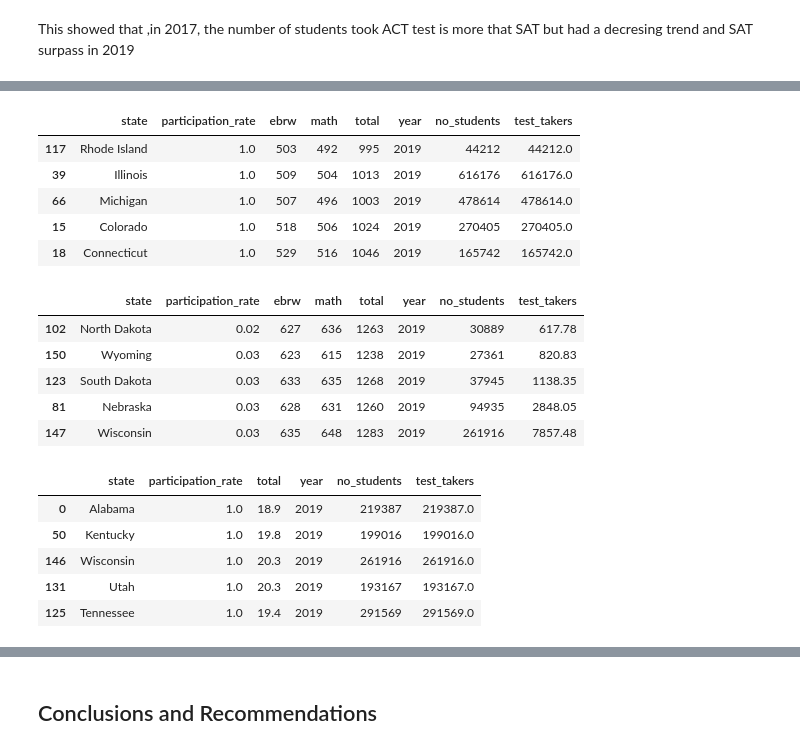
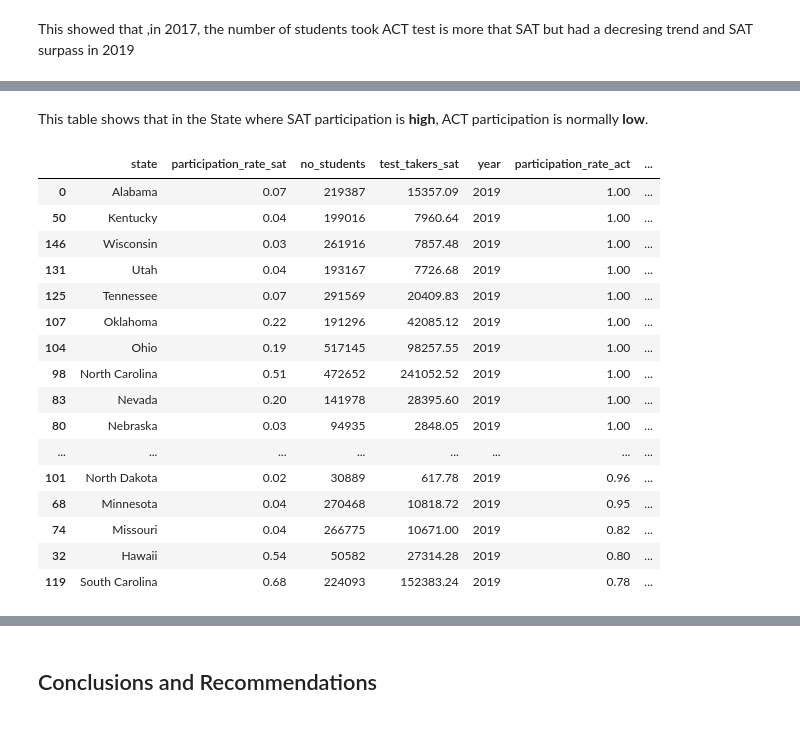
Before and after one commit to Tanupong/DSI_Project1, a Jupyter notebook: code/project1_sat_act_analysis.ipynb, the cells around one changed output, grey strips where cells are left out. Cells and saved outputs as stored; diff of their text form; code cells hidden in the pictures.

```diff
--- a/code/project1_sat_act_analysis.ipynb
+++ b/code/project1_sat_act_analysis.ipynb
@@ -1030,0 +1428,3 @@ Now Let's take a look at top and bottom partipation rate of each test for 2019
+# %%
+sat_act = pd.merge(sat_data[['state','participation_rate','no_students','test_takers','year']],act_data[['state','participation_rate','test_takers','year']],on=['state','year'],suffixes=('_sat','_act'))
+sat_act.head()
@@ -1031,27 +1541,22 @@ Now Let's take a look at top and bottom partipation rate of each test for 2019
+# %% [markdown]
+This table shows that in the State where SAT participation is **high**, ACT participation is normally **low**.
 # %%
-sat_data[sat_data['year'] == 2019].sort_values('participation_rate',ascending = False).head()
+sat_act[sat_act['year'] == 2019].sort_values('participation_rate_act',ascending = False).head(20)
 # %% [output]
-|  | state | participation_rate | ebrw | math | total | year | no_students | test_takers |
-| 117 | Rhode Island | 1.0 | 503 | 492 | 995 | 2019 | 44212 | 44212.0 |
-| 39 | Illinois | 1.0 | 509 | 504 | 1013 | 2019 | 616176 | 616176.0 |
-| 66 | Michigan | 1.0 | 507 | 496 | 1003 | 2019 | 478614 | 478614.0 |
-| 15 | Colorado | 1.0 | 518 | 506 | 1024 | 2019 | 270405 | 270405.0 |
-| 18 | Connecticut | 1.0 | 529 | 516 | 1046 | 2019 | 165742 | 165742.0 |
+|  | state | participation_rate_sat | no_students | test_takers_sat | year | participation_rate_act | ... |
+| 0 | Alabama | 0.07 | 219387 | 15357.09 | 2019 | 1.00 | ... |
+| 50 | Kentucky | 0.04 | 199016 | 7960.64 | 2019 | 1.00 | ... |
+| 146 | Wisconsin | 0.03 | 261916 | 7857.48 | 2019 | 1.00 | ... |
+| 131 | Utah | 0.04 | 193167 | 7726.68 | 2019 | 1.00 | ... |
+| 125 | Tennessee | 0.07 | 291569 | 20409.83 | 2019 | 1.00 | ... |
+| 107 | Oklahoma | 0.22 | 191296 | 42085.12 | 2019 | 1.00 | ... |
+| 104 | Ohio | 0.19 | 517145 | 98257.55 | 2019 | 1.00 | ... |
+| 98 | North Carolina | 0.51 | 472652 | 241052.52 | 2019 | 1.00 | ... |
+| 83 | Nevada | 0.20 | 141978 | 28395.60 | 2019 | 1.00 | ... |
+| 80 | Nebraska | 0.03 | 94935 | 2848.05 | 2019 | 1.00 | ... |
+| ... | ... | ... | ... | ... | ... | ... | ... |
+| 101 | North Dakota | 0.02 | 30889 | 617.78 | 2019 | 0.96 | ... |
+| 68 | Minnesota | 0.04 | 270468 | 10818.72 | 2019 | 0.95 | ... |
+| 74 | Missouri | 0.04 | 266775 | 10671.00 | 2019 | 0.82 | ... |
+| 32 | Hawaii | 0.54 | 50582 | 27314.28 | 2019 | 0.80 | ... |
+| 119 | South Carolina | 0.68 | 224093 | 152383.24 | 2019 | 0.78 | ... |
-# %%
-sat_data[sat_data['year'] == 2019].sort_values('participation_rate').head()
-# %% [output]
-|  | state | participation_rate | ebrw | math | total | year | no_students | test_takers |
-| 102 | North Dakota | 0.02 | 627 | 636 | 1263 | 2019 | 30889 | 617.78 |
-| 150 | Wyoming | 0.03 | 623 | 615 | 1238 | 2019 | 27361 | 820.83 |
-| 123 | South Dakota | 0.03 | 633 | 635 | 1268 | 2019 | 37945 | 1138.35 |
-| 81 | Nebraska | 0.03 | 628 | 631 | 1260 | 2019 | 94935 | 2848.05 |
-| 147 | Wisconsin | 0.03 | 635 | 648 | 1283 | 2019 | 261916 | 7857.48 |
-# %%
-act_data[act_data['year'] == 2019].sort_values('participation_rate',ascending = False).head()
-# %% [output]
-|  | state | participation_rate | total | year | no_students | test_takers |
-| 0 | Alabama | 1.0 | 18.9 | 2019 | 219387 | 219387.0 |
-| 50 | Kentucky | 1.0 | 19.8 | 2019 | 199016 | 199016.0 |
-| 146 | Wisconsin | 1.0 | 20.3 | 2019 | 261916 | 261916.0 |
-| 131 | Utah | 1.0 | 20.3 | 2019 | 193167 | 193167.0 |
-| 125 | Tennessee | 1.0 | 19.4 | 2019 | 291569 | 291569.0 |
```
Also changed, not shown: parts of 102 cells of this notebook.
